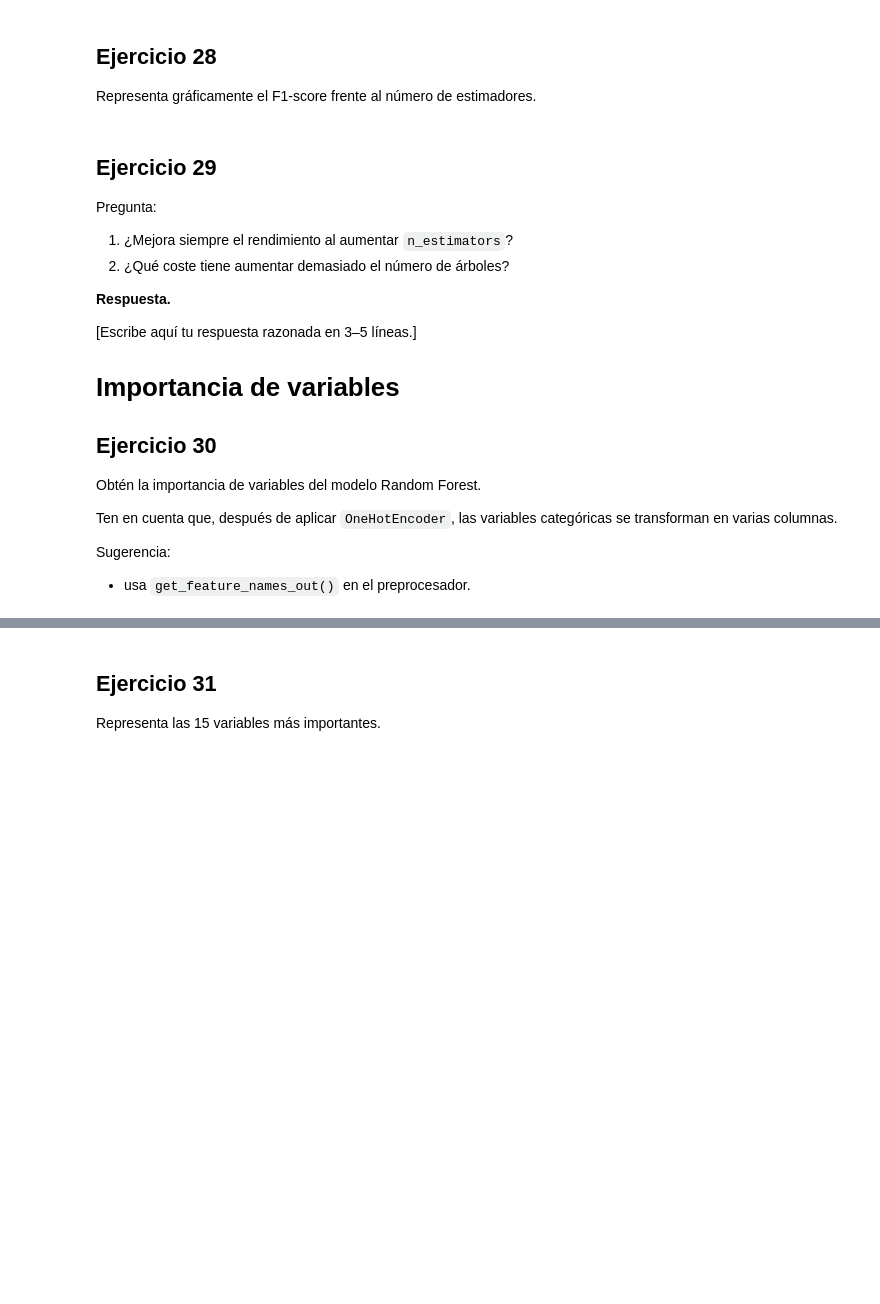
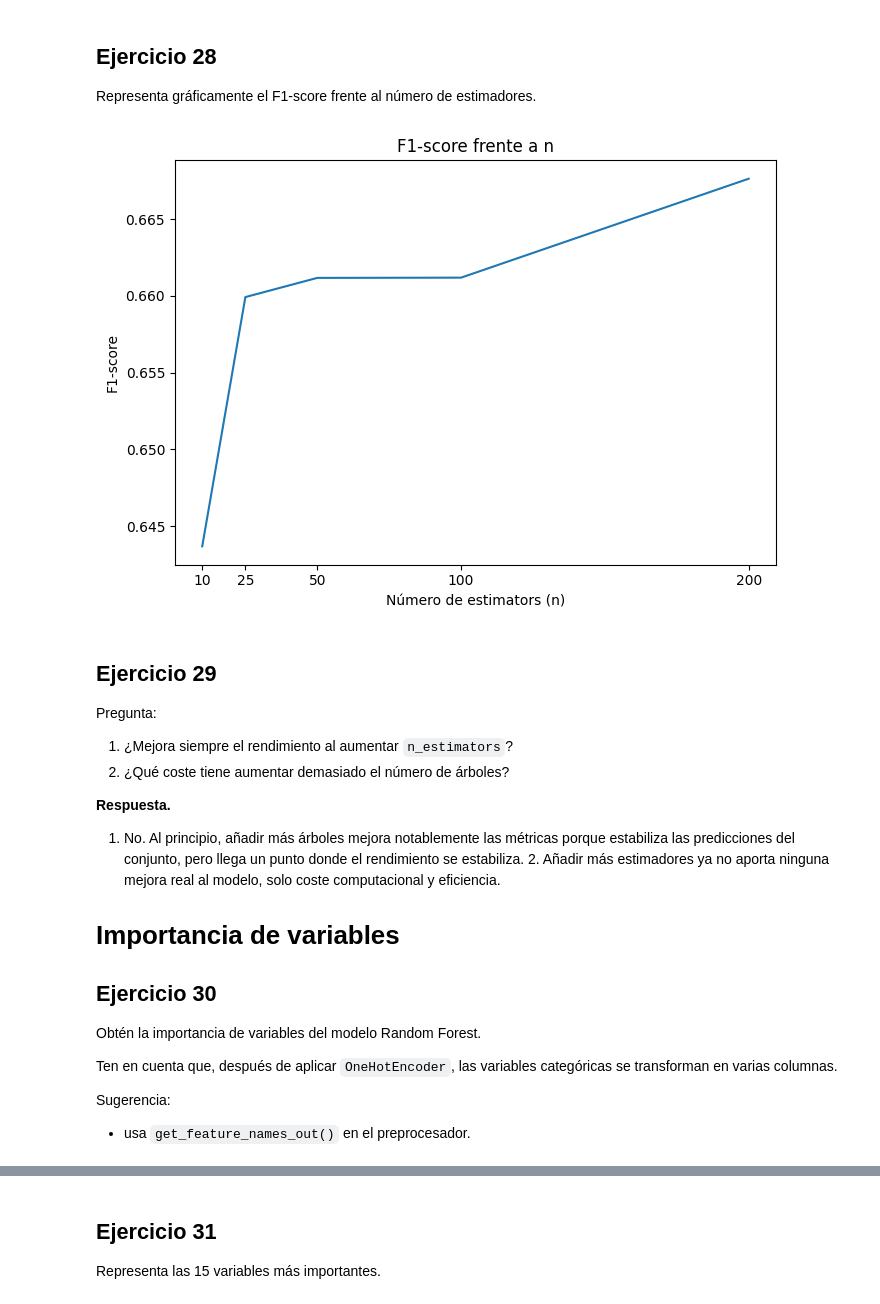
Before and after one commit to mxgueladrx/uma-25-26-2, a Jupyter notebook: AC1/Practica7/07_Practica_Ensembles_AdultIncome.ipynb, the cells around one changed output, grey strips where cells are left out. Drawn from its saved outputs; the diff is of its cells as text; code cells hidden in the pictures; blank space fills up the shorter version.

```diff
--- a/AC1/Practica7/07_Practica_Ensembles_AdultIncome.ipynb
+++ b/AC1/Practica7/07_Practica_Ensembles_AdultIncome.ipynb
@@ -348,6 +426,11 @@ Entrena un modelo **Random Forest** usando:
 - `n_jobs = -1`
 # %%
 # COMPLETAR
+rf = RandomForestClassifier(n_estimators=100, max_depth=None, random_state=CODIGO_ESTUDIANTE, n_jobs=-1)
+pipeline = Pipeline(steps=[("preprocesador", preprocesador), ("rf", rf)])
+pipeline.fit(X_train, y_train)
+y_pred = pipeline.predict(X_test)
+y_probs = pipeline.predict_proba(X_test)[:, 0]
 # %% [markdown]
 ## Ejercicio 17
 
@@ -378,6 +479,11 @@ Entrena un modelo **AdaBoost** usando:
 - `random_state = CODIGO_ESTUDIANTE`.
 # %%
 # COMPLETAR
+ab = AdaBoostClassifier(n_estimators=100, learning_rate=0.5, random_state=CODIGO_ESTUDIANTE)
+pipeline = Pipeline(steps=[("preprocesador", preprocesador), ("ab", ab)])
+pipeline.fit(X_train, y_train)
+y_pred = pipeline.predict(X_test)
+y_probs = pipeline.predict_proba(X_test)[:, 0]
 # %% [markdown]
 ## Ejercicio 20
 
@@ -408,6 +532,11 @@ Entrena un modelo **Gradient Boosting** usando:
 - `random_state = CODIGO_ESTUDIANTE`
 # %%
 # COMPLETAR
+gb = GradientBoostingClassifier(n_estimators=100, learning_rate=0.1, max_depth=3, random_state=CODIGO_ESTUDIANTE)
+pipeline = Pipeline(steps=[("preprocesador", preprocesador), ("gb", gb)])
+pipeline.fit(X_train, y_train)
+y_pred = pipeline.predict(X_test)
+y_probs = pipeline.predict_proba(X_test)[:, 0]
 # %% [markdown]
 ## Ejercicio 23
 
@@ -476,12 +641,37 @@ $$
 Calcula el F1-score en el conjunto de prueba para cada valor.
 # %%
 # COMPLETAR
+n_estimators = [10, 25, 50, 100, 200]
+res_rf2 = []
+
+for n in n_estimators:
+    rf2 = RandomForestClassifier(n_estimators=n, random_state=CODIGO_ESTUDIANTE)
+    pipeline = Pipeline(steps=[("preprocesador", preprocesador), ("rf2", rf2)])
+    pipeline.fit(X_train, y_train)
+    y_pred = pipeline.predict(X_test)
+
+    res_rf2.append({
+        "n": n,
+        "F1-score": f1_score(y_test, y_pred)
+    })
+
+res_rf2 = pd.DataFrame(res_rf2)
 # %% [markdown]
 ## Ejercicio 28
 
 Representa gráficamente el F1-score frente al número de estimadores.
 # %%
 # COMPLETAR
+plt.figure(figsize=(7, 5))
+plt.plot(res_rf2["n"], res_rf2["F1-score"])
+plt.title("F1-score frente a n")
+plt.xlabel("Número de estimators (n)")
+plt.ylabel("F1-score")
+plt.xticks(n_estimators)
+plt.tight_layout()
+plt.show()
+# %% [output]
+[figure, added]
 # %% [markdown]
 ## Ejercicio 29
 
@@ -492,7 +682,7 @@ Pregunta:
 
 **Respuesta.**
 
-[Escribe aquí tu respuesta razonada en 3–5 líneas.]
+1. No. Al principio, añadir más árboles mejora notablemente las métricas porque estabiliza las predicciones del conjunto, pero llega un punto donde el rendimiento se estabiliza. 2. Añadir más estimadores ya no aporta ninguna mejora real al modelo, solo coste computacional y eficiencia.
 
 # Importancia de variables
 
```
Also changed, not shown: parts of 28 cells of this notebook.
